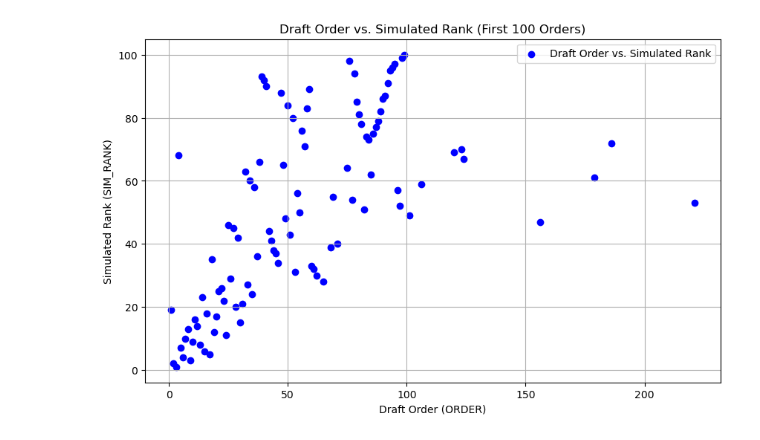
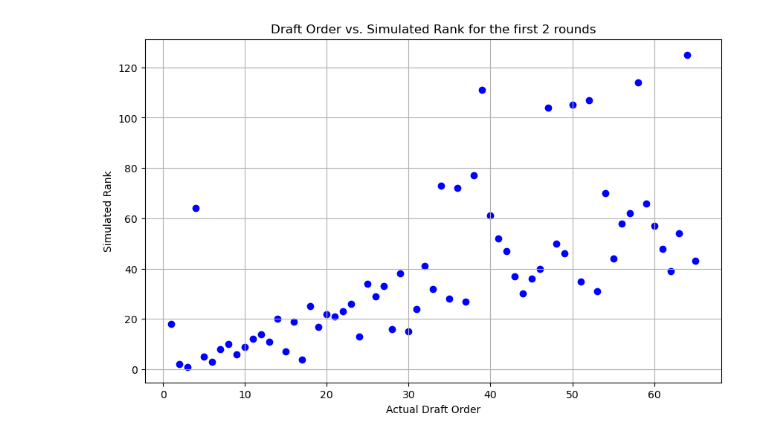
Before and after one commit to hinayatali9/EMSF_CAPSTONE, a Jupyter notebook: draft_pick_prob/model_validation/2022_validation/2022_past_year_validation.ipynb, the cells around one changed output. Saved outputs shown, nothing was run; the diff lists cells and outputs as text; code cells hidden in the pictures.

```diff
--- a/draft_pick_prob/model_validation/2022_validation/2022_past_year_validation.ipynb
+++ b/draft_pick_prob/model_validation/2022_validation/2022_past_year_validation.ipynb
@@ -28,7 +32,7 @@ possible_players=pd.read_csv('/Users/tiffanieli/Documents/EMSF_CAPSTONE/draft_pi
 # %%
 draft_df=pd.read_csv('/Users/tiffanieli/Documents/EMSF_CAPSTONE/draft_pick_prob/model_validation/2022_validation/2022_draft_order.csv')
 
-file_list =['2022_EP_final_rankings.csv','2022_FC_final_rankings.csv','2022_MH_final_rankings.csv','2022_BM_final_rankings.csv','2022_CB_final_rankings.csv','2022_DH_final_rankings.csv','2022_DP_final_rankings.csv','2022_MP_final_rankings.csv','2022_PA_final_rankings.csv','2022_PL_final_rankings.csv','2022_RS_final_rankings.csv','2022_SN_final_rankings.csv','2022_SS_final_rankings.csv']
+file_list =['2022_EP_final_rankings.csv','2022_FC_final_rankings.csv','2022_MH_final_rankings.csv','2022_BM_final_rankings.csv','2022_CB_final_rankings.csv','2022_DH_final_rankings.csv','2022_DP_final_rankings.csv','2022_MP_final_rankings.csv','2022_PA_final_rankings.csv','2022_PL_final_rankings.csv','2022_RS_final_rankings.csv','2022_SN_final_rankings.csv','2022_SS_final_rankings.csv','2022_SW_md.csv','2022_CP_md.csv','2022_2CP_md.csv','2022_3CP_md.csv']
 
 mock_draft_dfs = []
 
@@ -47,7 +51,10 @@ for filename in file_list:
     prefix = filename[5:7]
 
     # Rename the 'RANK' column based on the extracted prefix
-    df = df.rename(columns={'RANK': f'RANK_{prefix}_22'})
+    if filename[-6:-4]== 'md':
+        df = df.rename(columns={'RANK': f'md_RANK_{prefix}_22'})
+    else:
+        df = df.rename(columns={'RANK': f'bb_RANK_{prefix}_22'})
 
     mock_draft_dfs.append(df)  # Add the processed DataFrame to the list
 
@@ -110,7 +112,7 @@ def likelihood(strengths, rankings):
         likelihood+=np.log(np.exp(sorted_list1[counter-1])/np.sum(np.exp(sorted_list1[counter-1:])))
         counter+=1
     return likelihood
-
+'''
 def neg_log_likelihood(params, df):
     neg_ll=1
     columns_to_go_through=df.columns[1:]
@@ -120,6 +122,27 @@ def neg_log_likelihood(params, df):
         fixed_player_rank=[max if math.isnan(x) else x for x in player_rank]
         neg_ll-=likelihood(params, fixed_player_rank)
     return neg_ll
+'''
+def neg_log_likelihood(params, df):
+    neg_ll = 1  # Initialize as 0 for correct accumulation
+    columns_to_go_through = df.columns[1:]
+    for i in columns_to_go_through:
+        max_rank = df[i].max() + 1
+        player_rank = list(df[i])
+        fixed_player_rank = [max_rank if math.isnan(x) else x for x in player_rank]
+
+        # Determine the weighting factor based on column name
+        if i.startswith('bb'):
+            weight = 0.2  # Example: 0.5 for less value
+        elif i.startswith('md'):
+            weight = 1.0  # Example: 1.0 (or more) for 'md' columns
+        else:
+            weight = 1.0  # Default weight for other columns
+
+        # Apply the weighting factor
+        neg_ll -= weight * likelihood(params, fixed_player_rank)
+
+    return neg_ll
 # %%
 def constraint_eq(x):
     return sum(x)
@@ -178,23 +201,24 @@ player_ability_parameters_df.head(10)
 # %%
 import matplotlib.pyplot as plt
 
 # Assuming you have DataFrames: draft_df and player_ability_parameters_df
 
 # Merge the two DataFrames on the 'PLAYER_NAME' column
-merged_df = player_ability_parameters_df.merge(draft_df[['PLAYER_NAME', 'ORDER']], on='PLAYER_NAME')
-
+merged_df = player_ability_parameters_df.merge(draft_df[['PLAYER_ID', 'ORDER']], on='PLAYER_ID')
+merged_df = merged_df.sort_values(by='ORDER')
+merged_df
 # Filter the data for the first 100 orders
-merged_df_first_100 = merged_df.head(100)
+merged_df_first_100 = merged_df.head(65)
 
 # Create a scatter plot
 plt.figure(figsize=(10, 6))
 plt.scatter(merged_df_first_100['ORDER'], merged_df_first_100['SIM_RANK'], c='blue', label='Draft Order vs. Simulated Rank')
-plt.xlabel('Draft Order (ORDER)')
-plt.ylabel('Simulated Rank (SIM_RANK)')
-plt.title('Draft Order vs. Simulated Rank (First 100 Orders)')
+plt.xlabel('Actual Draft Order')
+plt.ylabel('Simulated Rank')
+plt.title('Draft Order vs. Simulated Rank for the first 2 rounds')
 plt.grid(True)
-plt.legend()
+
 
 plt.show()
 # %% [output]
-[figure, old version]
+[figure, new version]
```
Also changed, not shown: parts of 6 cells of this notebook, 30 other files.
